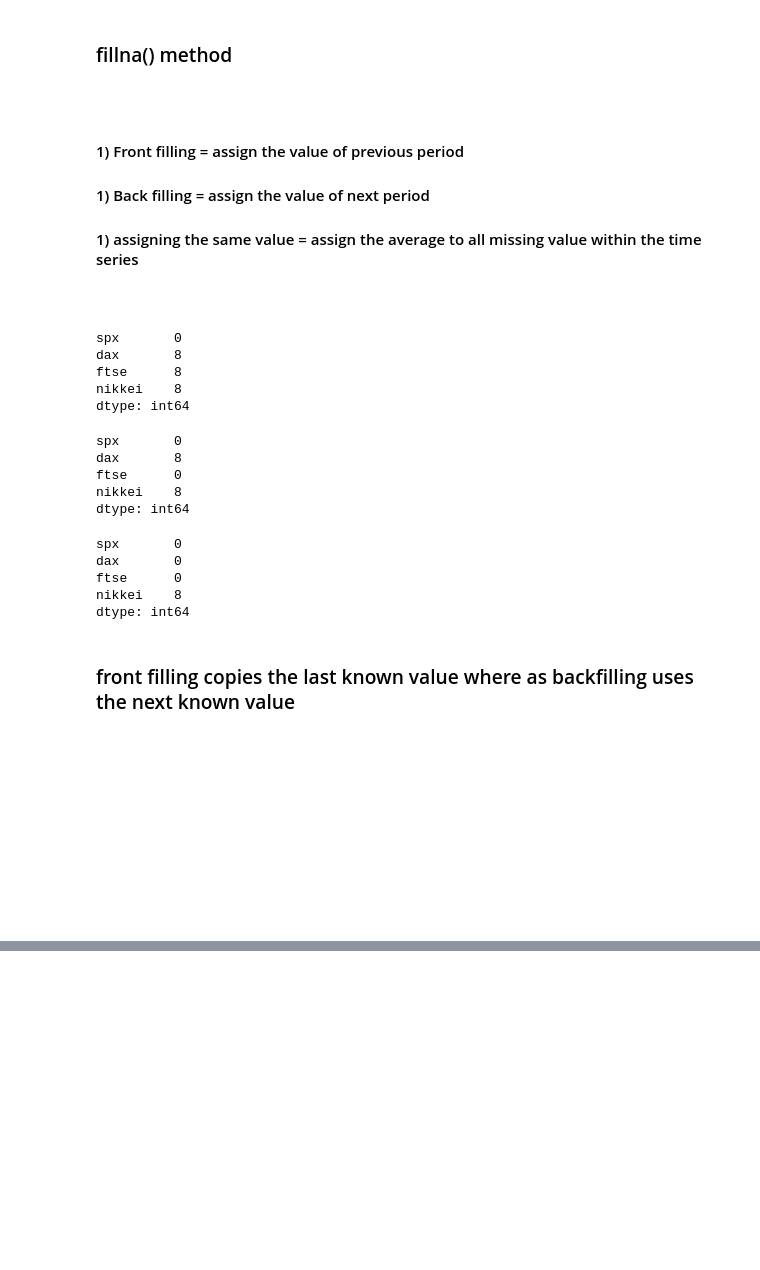
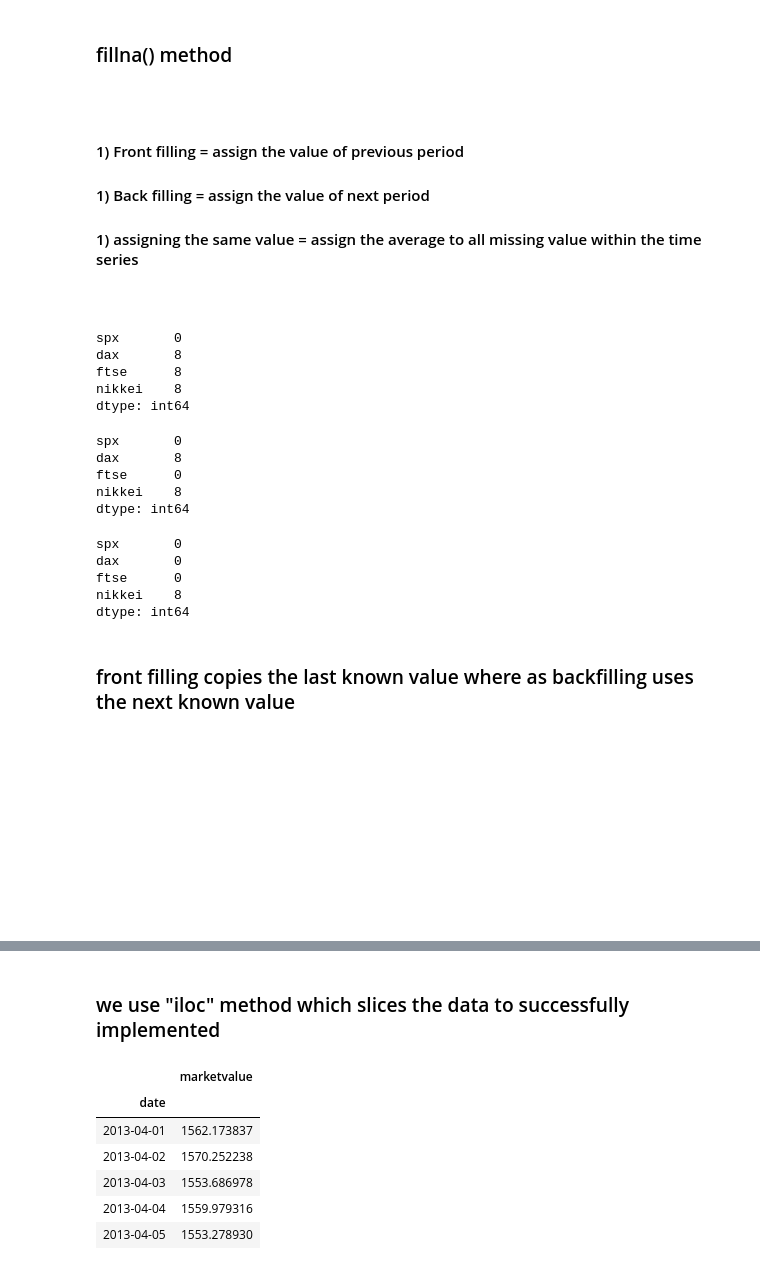
Before and after one commit to vishaldubey180/time-series-analysis-with-python, a Jupyter notebook: Creating a time series objects in python.ipynb, the cells around one changed output, grey strips where cells are left out. Drawn from its saved outputs; the diff is of its cells as text; code cells hidden in the pictures; blank space fills up the shorter version.

```diff
--- a/Creating a time series objects in python.ipynb
+++ b/Creating a time series objects in python.ipynb
@@ -246,0 +319,6 @@ dtype: int64
+# %% [markdown]
+### we use "iloc" method which slices the data to successfully implemented
+# %%
+size = int(len(df_comp)*0.8)
+# %%
+df = df_comp.iloc[:size] #training data
@@ -246,0 +327,10 @@ dtype: int64
+# %%
+df.tail()
+# %% [output]
+|  | marketvalue |
+| date |  |
+| 2013-04-01 | 1562.173837 |
+| 2013-04-02 | 1570.252238 |
+| 2013-04-03 | 1553.686978 |
+| 2013-04-04 | 1559.979316 |
+| 2013-04-05 | 1553.278930 |
```
Also changed, not shown: parts of 19 cells of this notebook.
